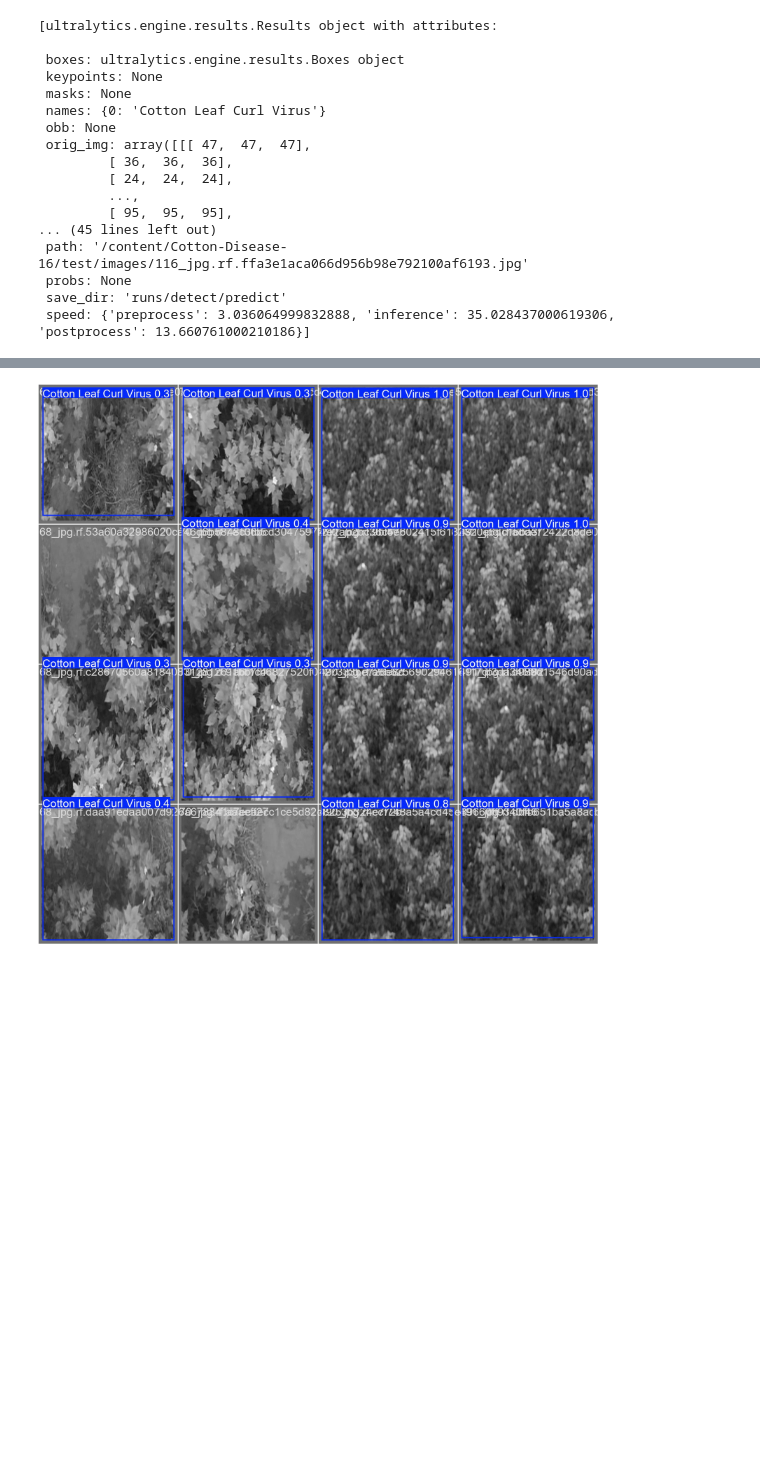
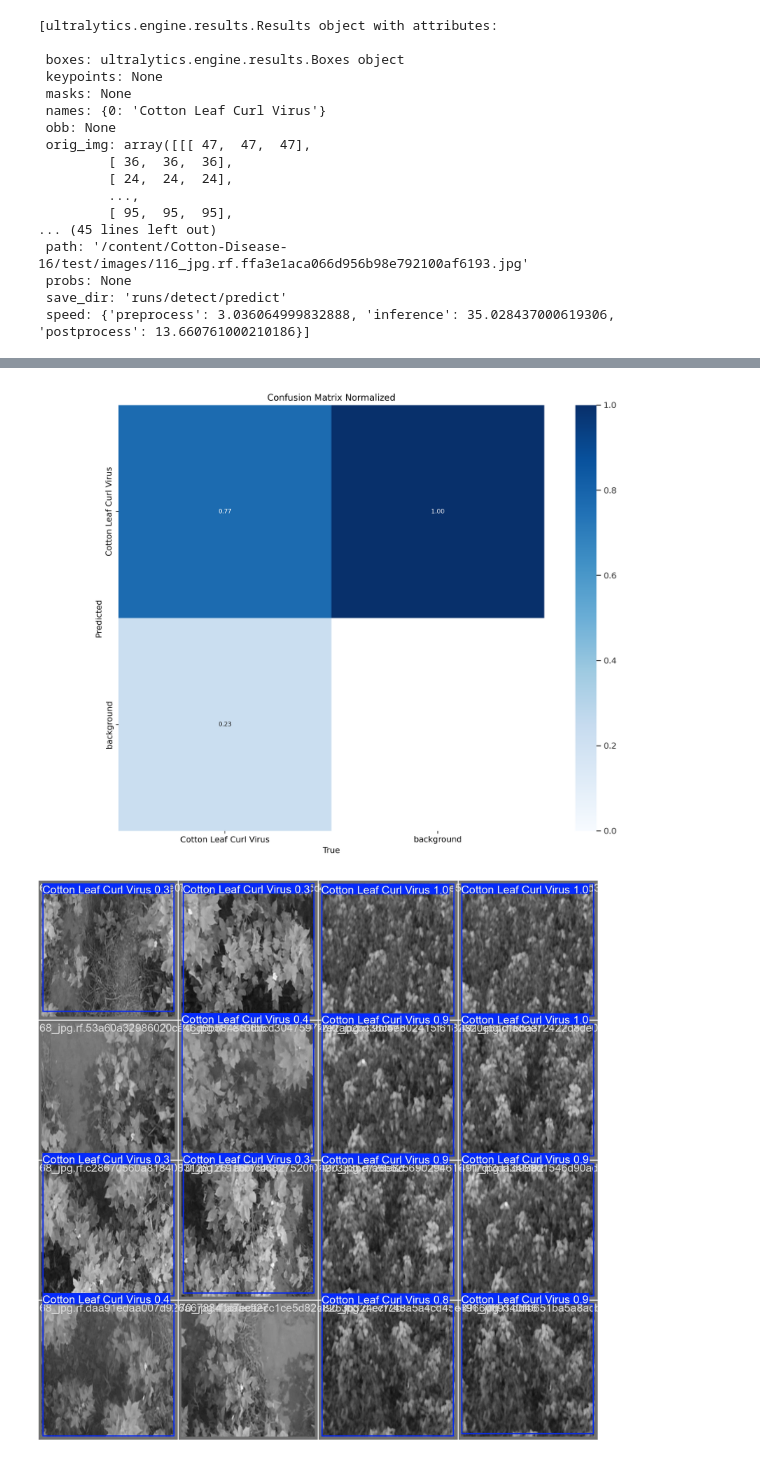
Before and after one commit to Sanjrani59/Anwar_Iqbal-450563-AI_Assignment2, a Jupyter notebook: yolov11(1).ipynb, the cells around one changed output, grey strips where cells are left out. Saved outputs shown, nothing was run; the diff lists cells and outputs as text; code cells hidden in the pictures; blank space fills up the shorter version.

```diff
--- a/yolov11(1).ipynb
+++ b/yolov11(1).ipynb
@@ -170,3 +174,7 @@ Speed: 3.0ms preprocess, 35.0ms inference, 13.7ms postprocess per image at shape
+# %%
+Image('/content/runs/detect/train/confusion_matrix_normalized.png',width=640)
+# %% [output]
+[figure, added]
 # %%
 Image('/content/runs/detect/train/val_batch0_pred.jpg',width=640)
 # %% [output]
```
Also changed, not shown: parts of 1 cell of this notebook.
